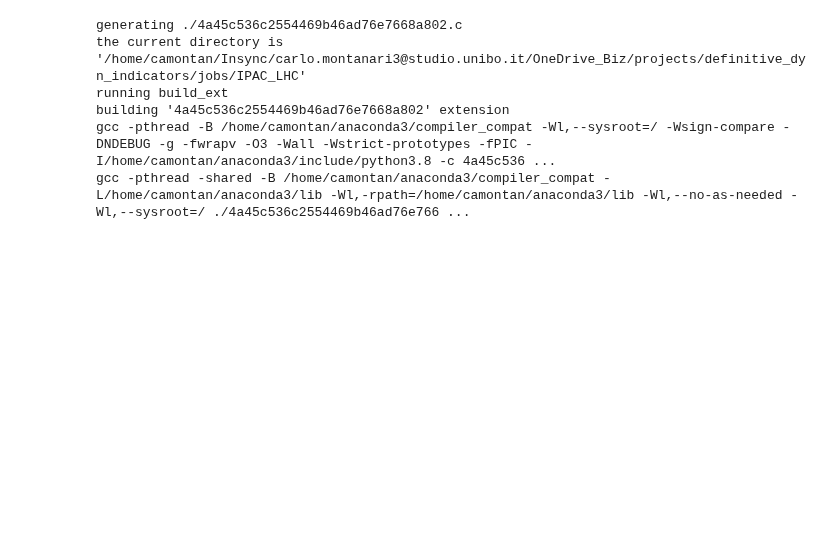
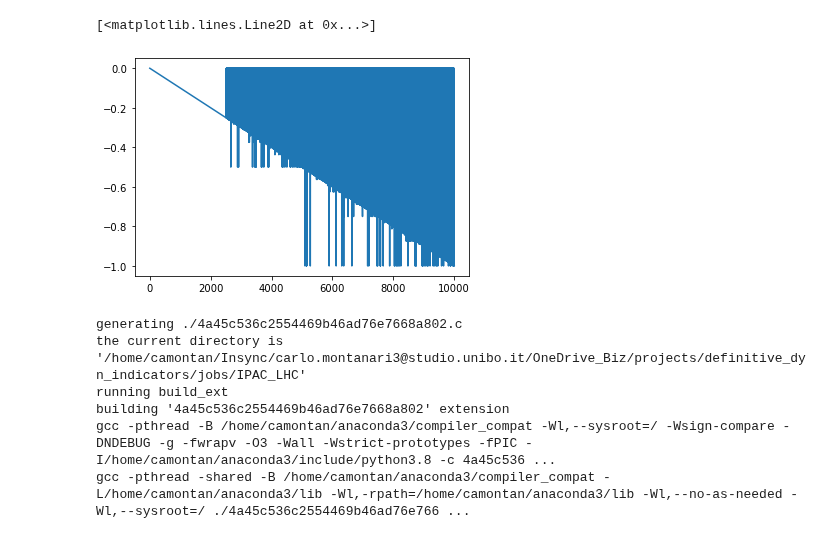
Before and after one commit to carlidel/definitive_dyn_indicators, a Jupyter notebook: jobs/IPAC_LHC/tests gpu.ipynb, the cells around one changed output. Saved outputs shown, nothing was run; the diff lists cells and outputs as text; code cells hidden in the pictures; blank space fills up the shorter version.

```diff
--- a/jobs/IPAC_LHC/tests gpu.ipynb
+++ b/jobs/IPAC_LHC/tests gpu.ipynb
@@ -170,3 +181,14 @@ array([0.39760364, 0.41865896, 0.39973638, 0.43656767, 0.42991236,
+# %%
+import xpart as xp
+test_particles = xp.Particles.from_dict(chk.particles_list[0])
+test_particles_2 = xp.Particles.from_dict(chk.particles_list[0])
+# %%
+test_particles_2.x += np.linspace(0, 1, len(test_particles_2.x))
+# %%
+plt.plot(np.arange(len(test_particles.x)), test_particles.x - test_particles_2.x)
+# %% [output]
+[<matplotlib.lines.Line2D at 0x...>]
+[figure, added]
 # %%
 particles = intial_conditions.create_particles(context=context)
 particles_x = displacement_x.create_particles(context=context)
```
Also changed, not shown: parts of 14 cells of this notebook, 2 other files.
